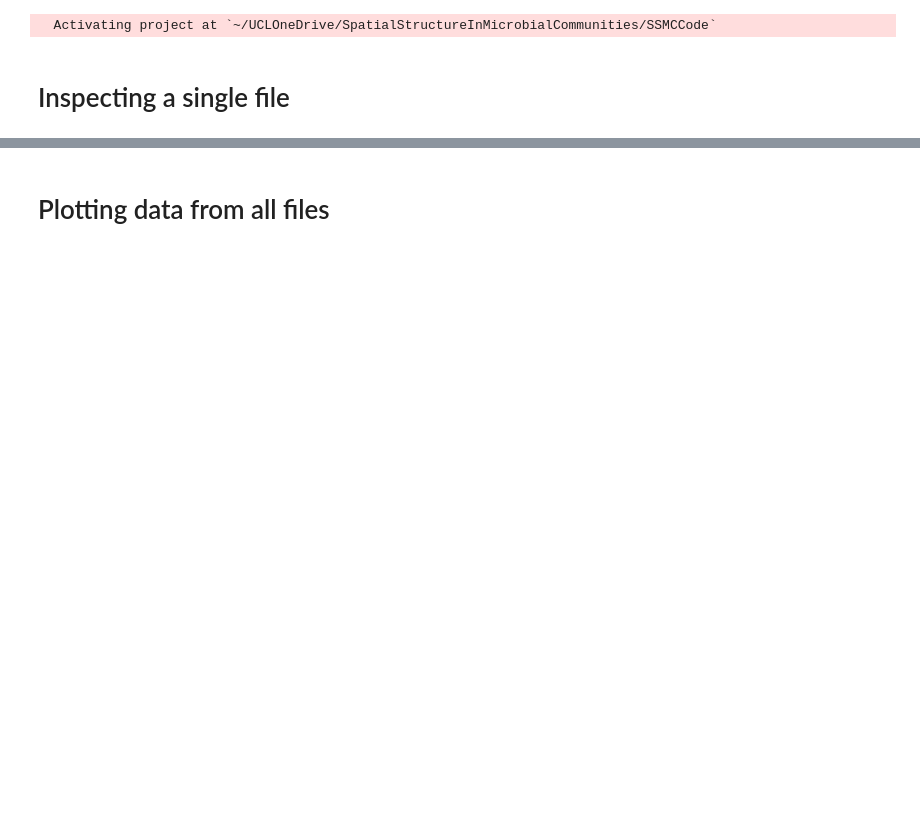
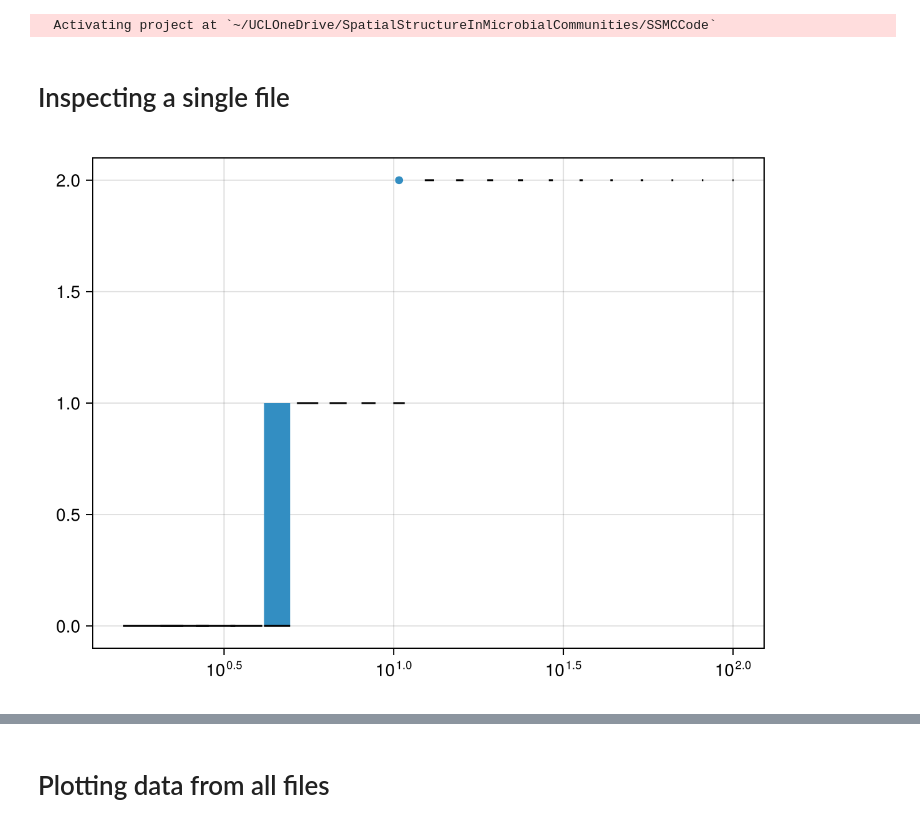
Before and after one commit to kockahonza/SSMC, a Jupyter notebook: cluster_env/runs/twomms1/Two MMs ks.ipynb, the cells around one changed output, grey strips where cells are left out. Saved outputs shown, nothing was run; the diff lists cells and outputs as text; code cells hidden in the pictures; blank space fills up the shorter version.

```diff
--- a/cluster_env/runs/twomms1/Two MMs ks.ipynb
+++ b/cluster_env/runs/twomms1/Two MMs ks.ipynb
@@ -25,6 +25,20 @@ Ks = fmetadata.Ks
 tmm_params = f["tmm_params"];
 Ds = SA[fmetadata.DN1, fmetadata.DN2, fmetadata.DI, fmetadata.DR1, fmetadata.DR2];
 results = f["results"];
+# %%
+Ks = []
+ns = []
+for (K, r) in zip(f["Ks"], f["results"])
+    for (fT, fs) in zip(r.fTs, r.fss)
+        if fT == 1e8
+            push!(Ks, K)
+            push!(ns, num_survivors_in_space(fs, 2))
+        end
+    end
+end
+boxplot(Ks, ns; axis=(; xscale=log10))
+# %% [output]
+[figure, added]
 # %%
 mean_survivors = map(results) do xx
     mean(xx.fss) do fs
```
Also changed, not shown: parts of 11 cells of this notebook, 31 other files.
